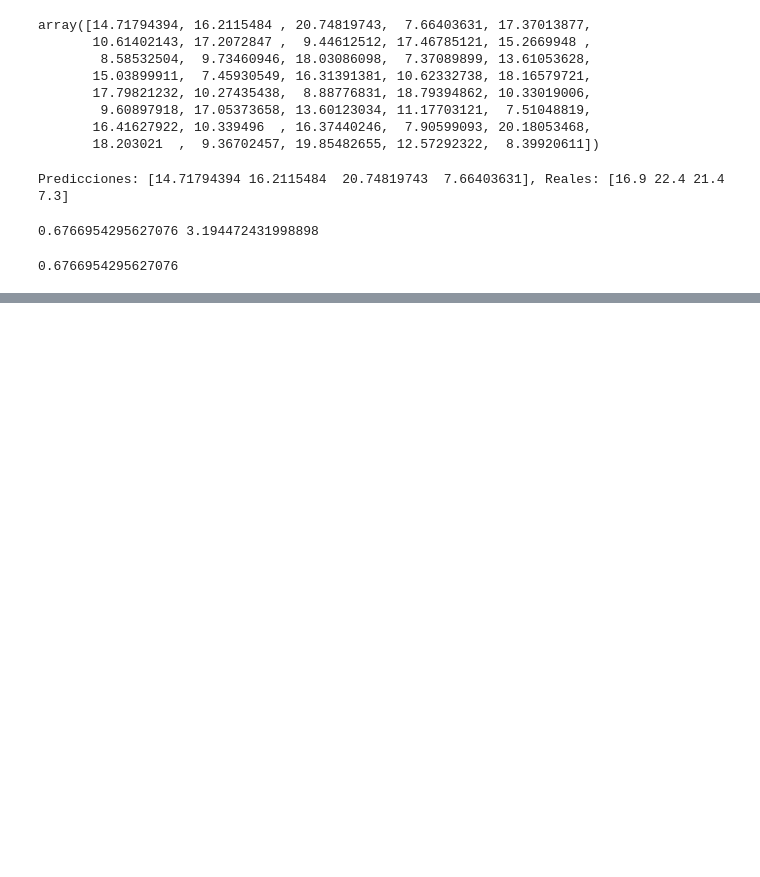
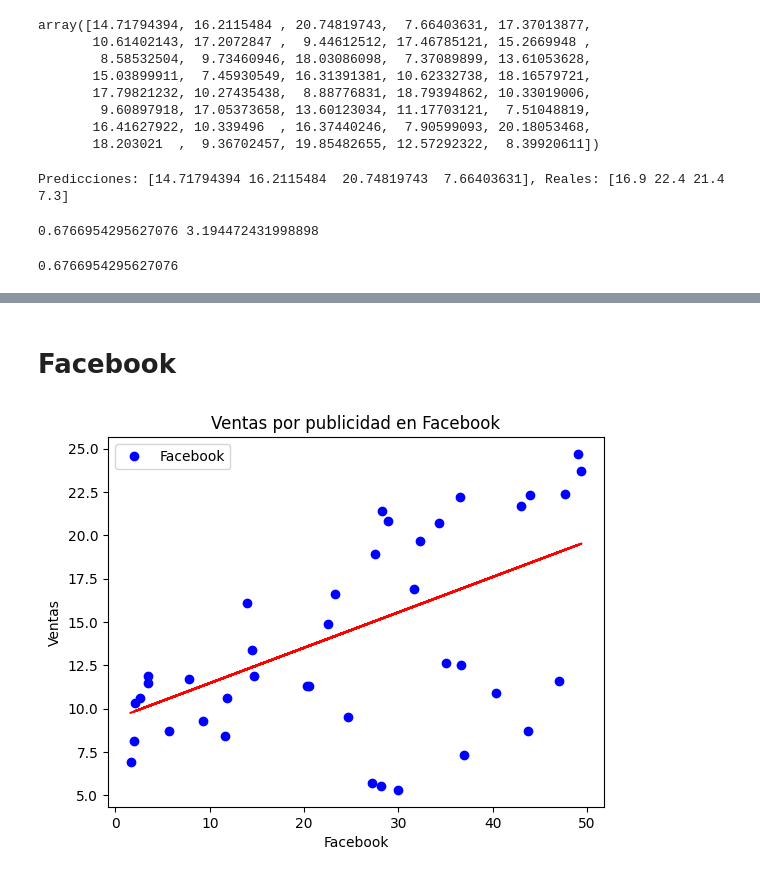
Before and after one commit to jeo20/inset_colab, a Jupyter notebook: Regresión_lineal.ipynb, the cells around one changed output, grey strips where cells are left out. Cells and saved outputs as stored; diff of their text form; code cells hidden in the pictures; blank space fills up the shorter version.

```diff
--- a/Regresión_lineal.ipynb
+++ b/Regresión_lineal.ipynb
@@ -134,0 +136,18 @@ plt.show()
+# %% [markdown]
+# **Facebook**
+# %%
+X_facebook = data['facebook'].values.reshape(-1, 1)
+X_train_fb, X_test_fb, y_train_fb, y_test_fb = train_test_split(X_facebook, y, test_size=0.2, random_state=42)
+line_reg_fb = LinearRegression()
+line_reg_fb.fit(X_train_fb, y_train_fb)
+y_pred_fb = line_reg_fb.predict(X_test_fb)
+
+plt.plot(X_test_fb, y_test_fb, 'bo', label='Facebook')
+plt.plot(X_test_fb, y_pred_fb.reshape(-1, 1), color='red')  # Línea roja
+plt.xlabel('Facebook')
+plt.ylabel('Ventas')
+plt.title('Ventas por publicidad en Facebook')
+plt.legend()
+plt.show()
+# %% [output]
+[figure, added]
```
Also changed, not shown: parts of 8 cells of this notebook.
